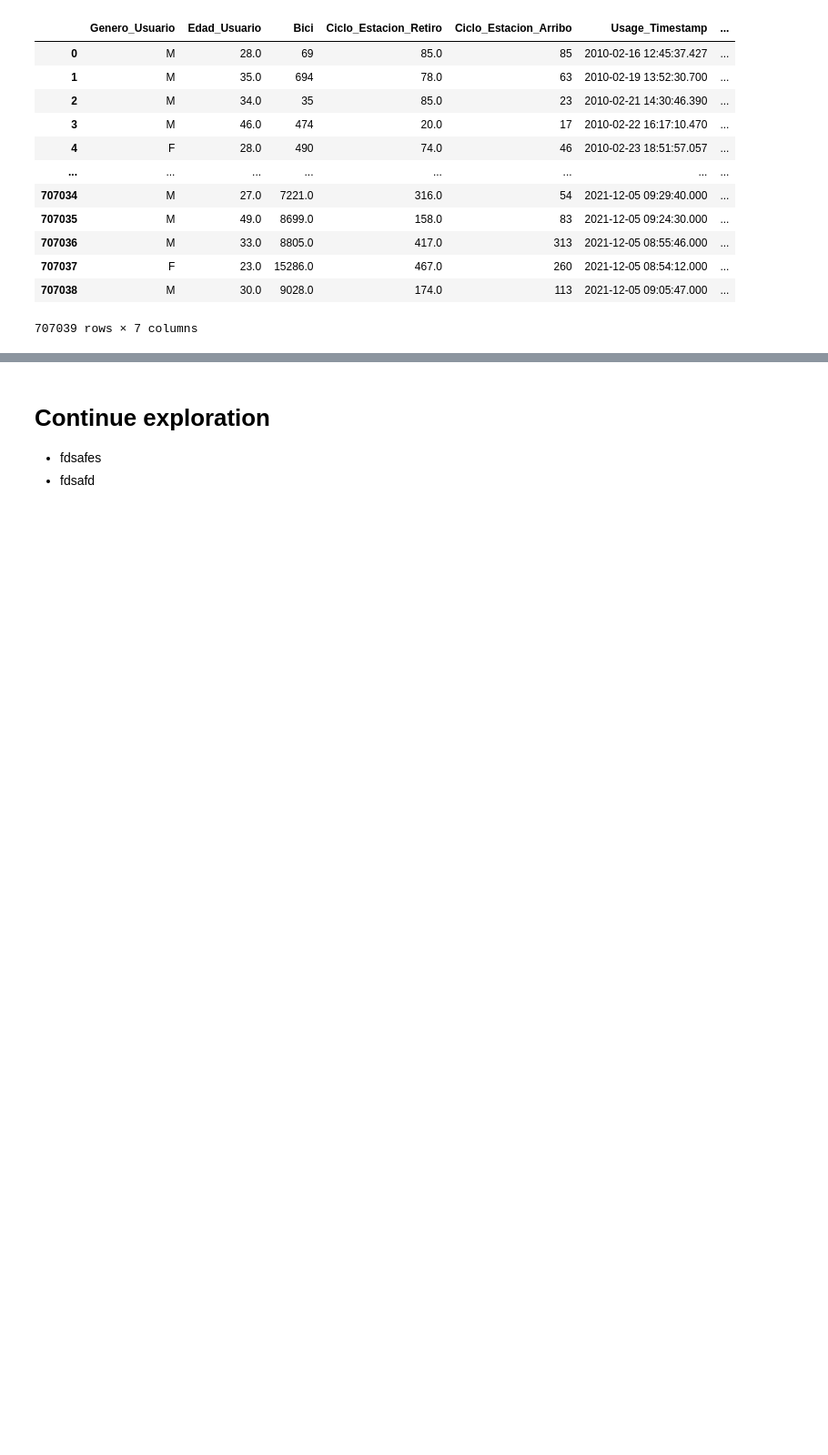
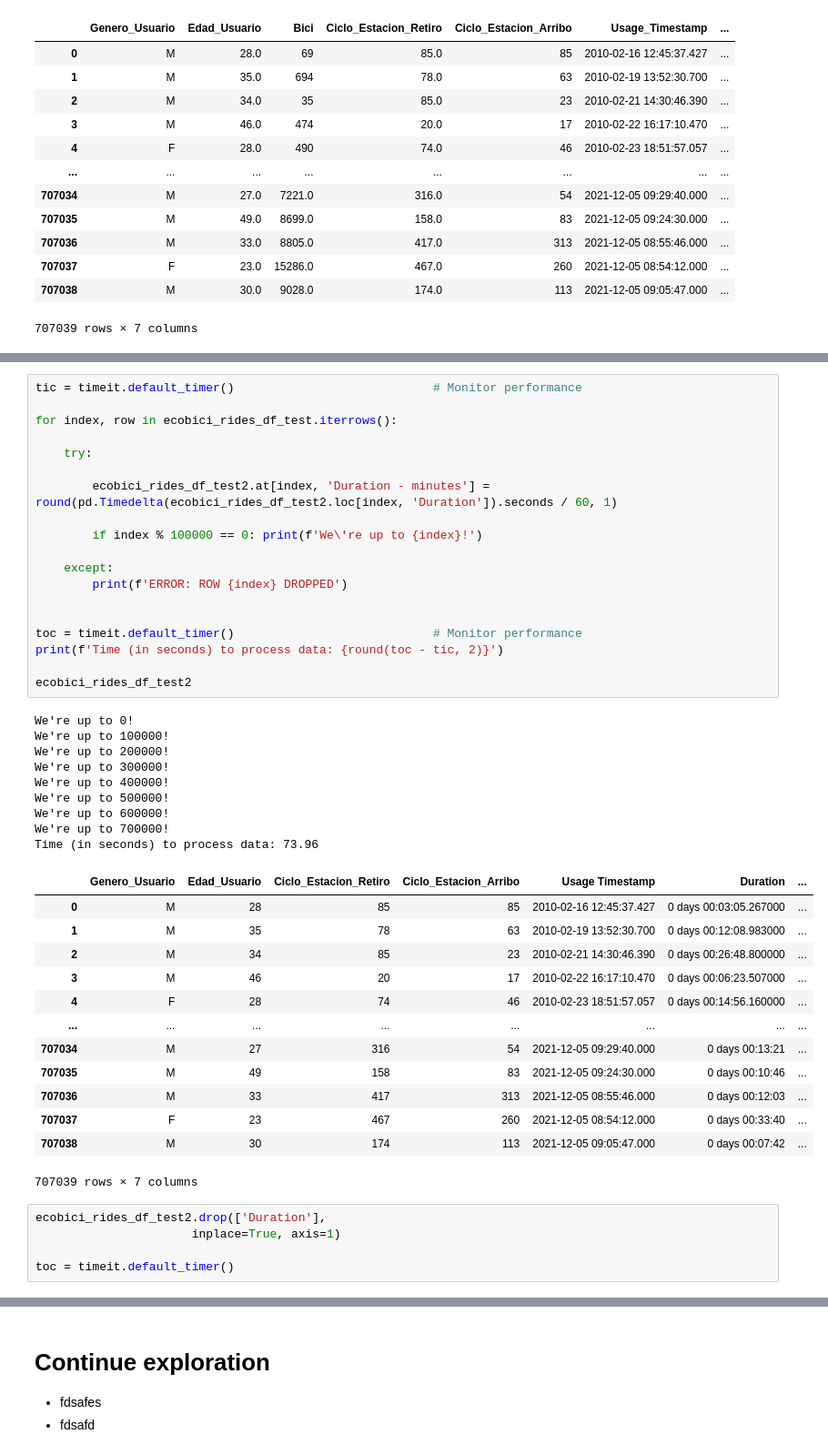
Before and after one commit to mgeffroy/P2-Ecobici_insights_and_recommendations, a Jupyter notebook: Resources/Data/Dataset_prepare_for_sql.ipynb, the cells around one changed output, grey strips where cells are left out. Shown at 91% size. Drawn from its saved outputs; the diff is of its cells as text; blank space fills up the shorter version.

```diff
--- a/Resources/Data/Dataset_prepare_for_sql.ipynb
+++ b/Resources/Data/Dataset_prepare_for_sql.ipynb
@@ -247,0 +257,47 @@ Processing time (in seconds): 0.04
+# %%
+tic = timeit.default_timer()                            # Monitor performance
+
+for index, row in ecobici_rides_df_test.iterrows():
+
+    try:
+
+        ecobici_rides_df_test2.at[index, 'Duration - minutes'] = round(pd.Timedelta(ecobici_rides_df_test2.loc[index, 'Duration']).seconds / 60, 1)
+
+        if index % 100000 == 0: print(f'We\'re up to {index}!')
+
+    except:
+        print(f'ERROR: ROW {index} DROPPED')
+
+
+toc = timeit.default_timer()                            # Monitor performance
+print(f'Time (in seconds) to process data: {round(toc - tic, 2)}')
+
+ecobici_rides_df_test2
+# %% [output]
+We're up to 0!
+We're up to 100000!
+We're up to 200000!
+We're up to 300000!
+We're up to 400000!
+We're up to 500000!
+We're up to 600000!
+We're up to 700000!
+Time (in seconds) to process data: 73.96
+|  | Genero_Usuario | Edad_Usuario | Ciclo_Estacion_Retiro | Ciclo_Estacion_Arribo | Usage Timestamp | Duration | ... |
+| 0 | M | 28 | 85 | 85 | 2010-02-16 12:45:37.427 | 0 days 00:03:05.267000 | ... |
+| 1 | M | 35 | 78 | 63 | 2010-02-19 13:52:30.700 | 0 days 00:12:08.983000 | ... |
+| 2 | M | 34 | 85 | 23 | 2010-02-21 14:30:46.390 | 0 days 00:26:48.800000 | ... |
+| 3 | M | 46 | 20 | 17 | 2010-02-22 16:17:10.470 | 0 days 00:06:23.507000 | ... |
+| 4 | F | 28 | 74 | 46 | 2010-02-23 18:51:57.057 | 0 days 00:14:56.160000 | ... |
+| ... | ... | ... | ... | ... | ... | ... | ... |
+| 707034 | M | 27 | 316 | 54 | 2021-12-05 09:29:40.000 | 0 days 00:13:21 | ... |
+| 707035 | M | 49 | 158 | 83 | 2021-12-05 09:24:30.000 | 0 days 00:10:46 | ... |
+| 707036 | M | 33 | 417 | 313 | 2021-12-05 08:55:46.000 | 0 days 00:12:03 | ... |
+| 707037 | F | 23 | 467 | 260 | 2021-12-05 08:54:12.000 | 0 days 00:33:40 | ... |
+| 707038 | M | 30 | 174 | 113 | 2021-12-05 09:05:47.000 | 0 days 00:07:42 | ... |
+707039 rows × 7 columns
+# %%
+ecobici_rides_df_test2.drop(['Duration'],
+                      inplace=True, axis=1)
+
+toc = timeit.default_timer()
```
Also changed, not shown: parts of 9 cells of this notebook, 10 other files.
